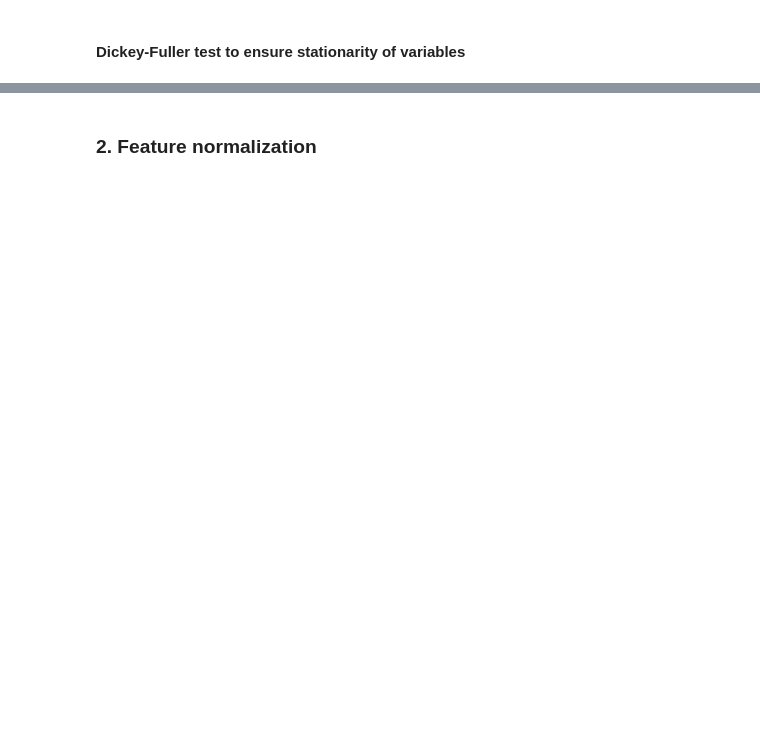
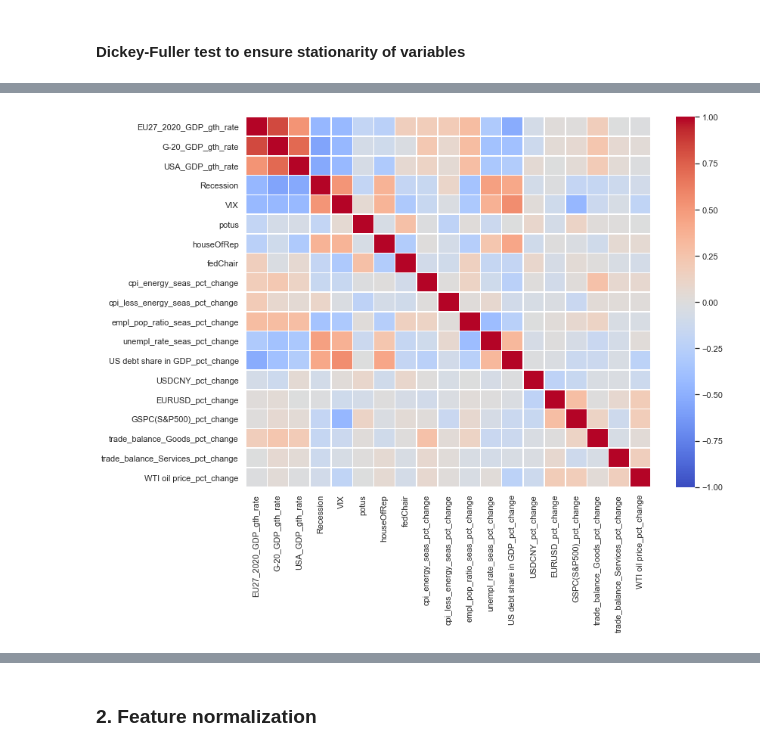
Before and after one commit to julesbertrand/Fed-repo-rate-forecasts, a Jupyter notebook: Finalproject_Feature_selection.ipynb, the cells around one changed output, grey strips where cells are left out. Drawn from its saved outputs; the diff is of its cells as text; code cells hidden in the pictures; blank space fills up the shorter version.

```diff
--- a/Finalproject_Feature_selection.ipynb
+++ b/Finalproject_Feature_selection.ipynb
@@ -105,0 +210,18 @@ settings.replace('NUM_COLS', [x for x in X.columns if x not in settings.get('NON
+# %%
+columns_vif = [x for x in X.columns if x in settings.get('NUM_COLS')]
+
+# Exclude features based on previous VIF analysis (iterative process)
+excl_columns_vif = []
+excl_columns_vif += ['cpi_all_seas_pct_change', 'G-7_GDP_gth_rate', 'US debt nominal_pct_change',
+                     'unempl_level_seas_pct_change', 'OECD_GDP_gth_rate', 'trade_balance_All_pct_change']
+# [, , ,
+#                     'empl_pop_ratio_seas_pct_change', ]
+# ['unempl_level_seas_pct_change', ,
+#                      'cpi_all_seas_pct_change', , ,
+#                      ]
+
+# Compute features to be analysed by VIF
+for e in excl_columns_vif:
+    try:
+        columns_vif.remove(e)
+    except: pass
@@ -105,0 +251,10 @@ settings.replace('NUM_COLS', [x for x in X.columns if x not in settings.get('NON
+# %%
+try:
+    X.drop(columns=excl_columns_vif, inplace=True)
+except KeyError:
+    print("Some or all of these columns have already been removed")
+# %%
+fig = plt.figure(figsize = (12, 9))
+heat_map = sns.heatmap(X.dropna().corr(), cmap='coolwarm', linewidth=.5, vmin=-1, vmax=1)
+# %% [output]
+[figure, added]
```
Also changed, not shown: parts of 44 cells of this notebook, 5 other files.
